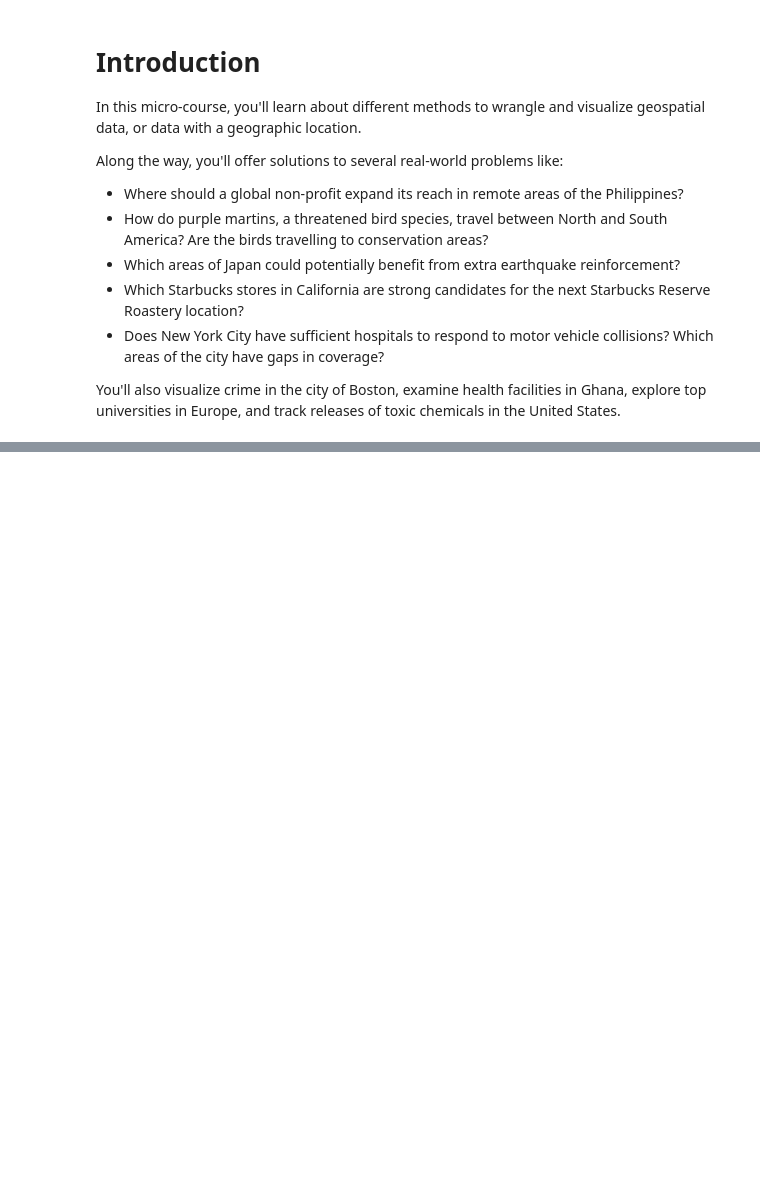
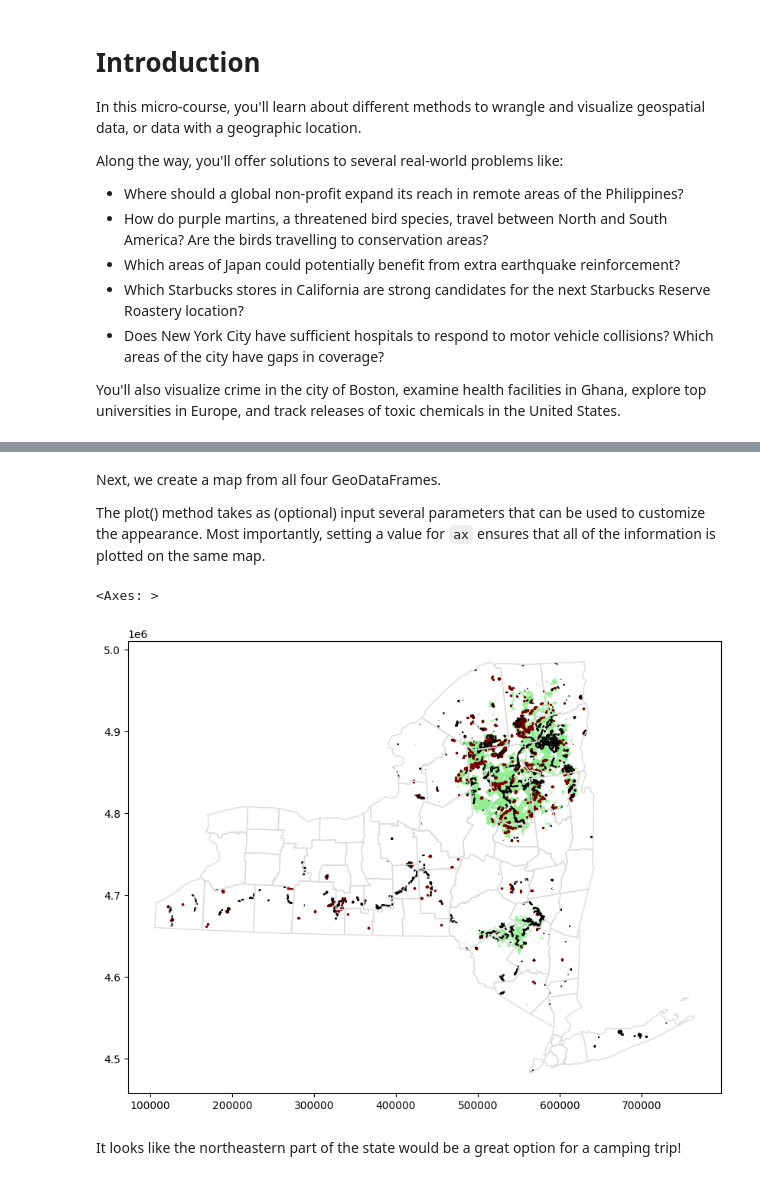
Before and after one commit to bcjspiros/edu-kaggle-GeospatialAnalysis, a Jupyter notebook: notebooks/Python/FirstMap.ipynb, the cells around one changed output, grey strips where cells are left out. Cells and saved outputs as stored; diff of their text form; code cells hidden in the pictures; blank space fills up the shorter version.

```diff
--- a/notebooks/Python/FirstMap.ipynb
+++ b/notebooks/Python/FirstMap.ipynb
@@ -23,0 +111,28 @@ The next code cell loads a shapefile containing information about forests, wilde
+# %%
+# Campsites in New York state (Point)
+POI_data = gpd.read_file(here("data/DEC_pointsinterest/DEC_pointsinterest/Decptsofinterest.shp"))
+campsites = POI_data.loc[POI_data.ASSET=='PRIMITIVE CAMPSITE'].copy()
+
+# Foot trails in New York state (LineString)
+roads_trails = gpd.read_file(here("data/DEC_roadstrails/DEC_roadstrails/Decroadstrails.shp"))
+trails = roads_trails.loc[roads_trails.ASSET=='FOOT TRAIL'].copy()
+
+# County boundaries in New York state (Polygon)
+counties = gpd.read_file(here("data/NY_county_boundaries/NY_county_boundaries/NY_county_boundaries.shp"))
+# %% [markdown]
+Next, we create a map from all four GeoDataFrames.
+
+The plot() method takes as (optional) input several parameters that can be used to customize the appearance. Most importantly, setting a value for `ax` ensures that all of the information is plotted on the same map.
+# %%
+# Define a base map with county boundaries
+ax = counties.plot(figsize=(10,10), color='none', edgecolor='gainsboro', zorder=3)
+
+# Add wild lands, campsites, and foot trails to the base map
+wild_lands.plot(color='lightgreen', ax=ax)
+campsites.plot(color='maroon', markersize=2, ax=ax)
+trails.plot(color='black', markersize=1, ax=ax)
+# %% [output]
+<Axes: >
+[figure, added]
+# %% [markdown]
+It looks like the northeastern part of the state would be a great option for a camping trip!
```
Also changed, not shown: parts of 17 cells of this notebook, 33 other files.
